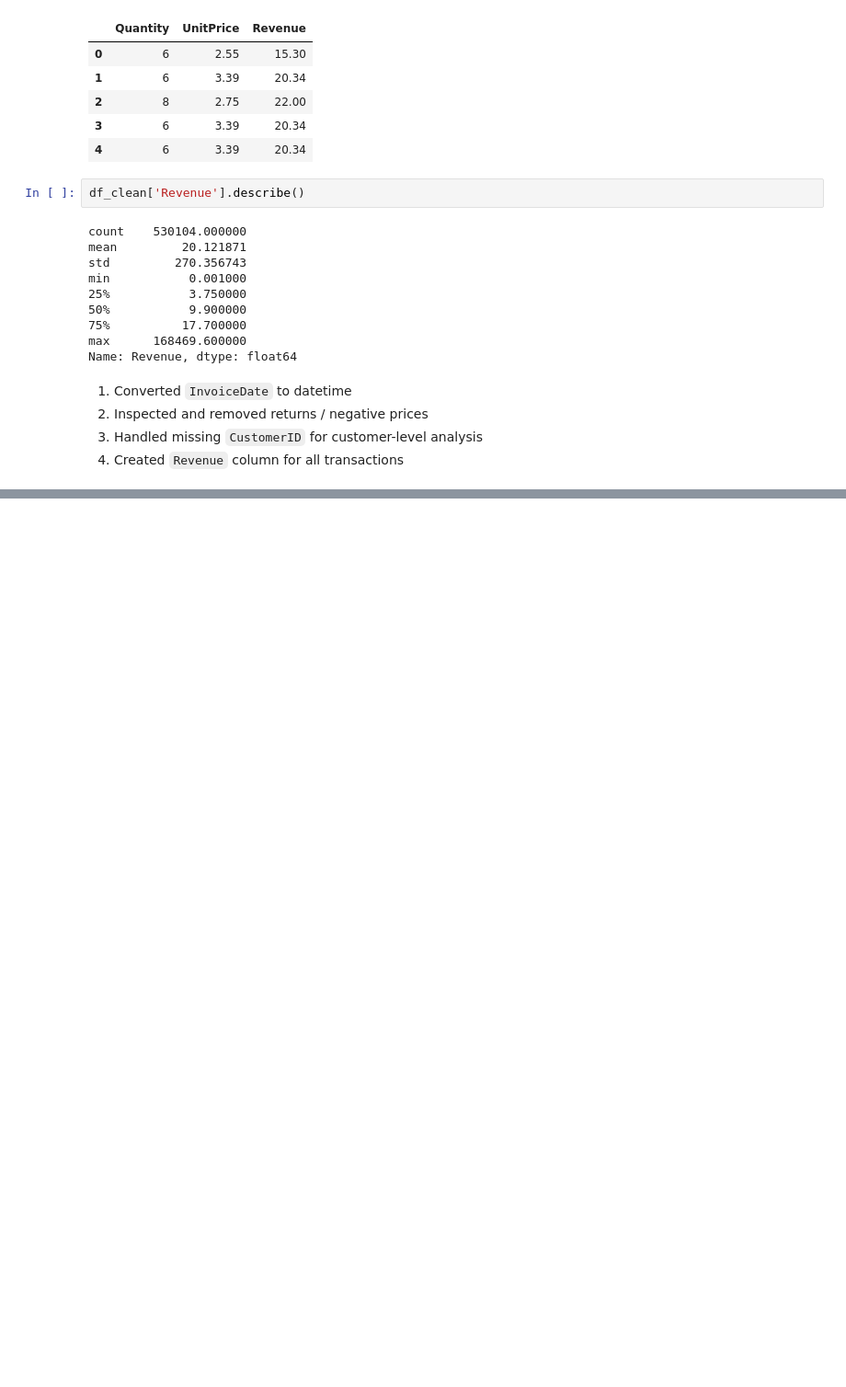
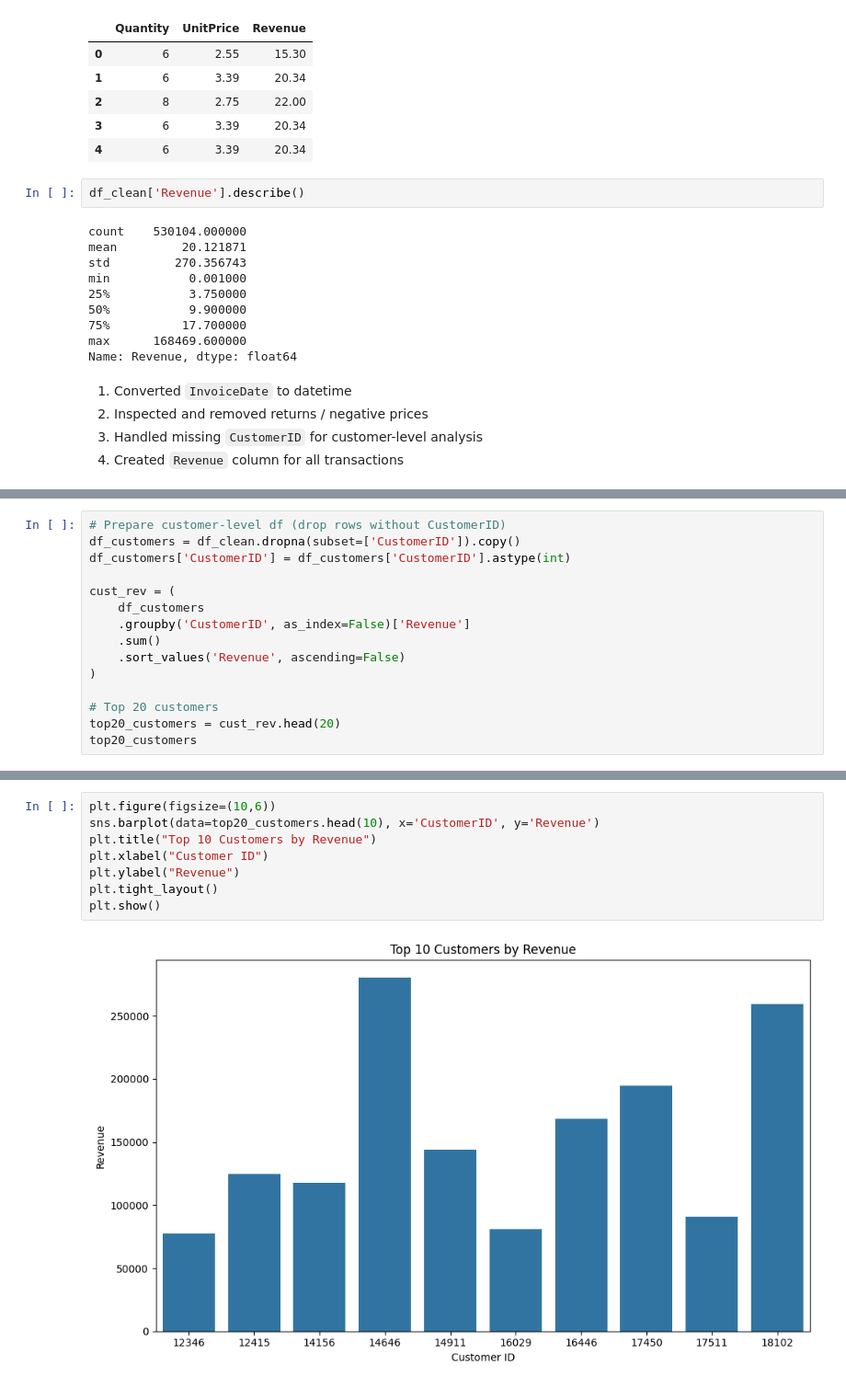
Before and after one commit to rodrigo-gonzalez-data/ecommerce-analysis, a Jupyter notebook: notebooks/exploration.ipynb, the cells around one changed output, grey strips where cells are left out. Shown at 92% size. Drawn from its saved outputs; the diff is of its cells as text; blank space fills up the shorter version.

```diff
--- a/notebooks/exploration.ipynb
+++ b/notebooks/exploration.ipynb
@@ -168,0 +303,15 @@ Name: Revenue, dtype: float64
+# %%
+# Prepare customer-level df (drop rows without CustomerID)
+df_customers = df_clean.dropna(subset=['CustomerID']).copy()
+df_customers['CustomerID'] = df_customers['CustomerID'].astype(int)
+
+cust_rev = (
+    df_customers
+    .groupby('CustomerID', as_index=False)['Revenue']
+    .sum()
+    .sort_values('Revenue', ascending=False)
+)
+
+# Top 20 customers
+top20_customers = cust_rev.head(20)
+top20_customers
@@ -168,0 +336,10 @@ Name: Revenue, dtype: float64
+# %%
+plt.figure(figsize=(10,6))
+sns.barplot(data=top20_customers.head(10), x='CustomerID', y='Revenue')
+plt.title("Top 10 Customers by Revenue")
+plt.xlabel("Customer ID")
+plt.ylabel("Revenue")
+plt.tight_layout()
+plt.show()
+# %% [output]
+[figure, added]
```
Also changed, not shown: parts of 24 cells of this notebook.
